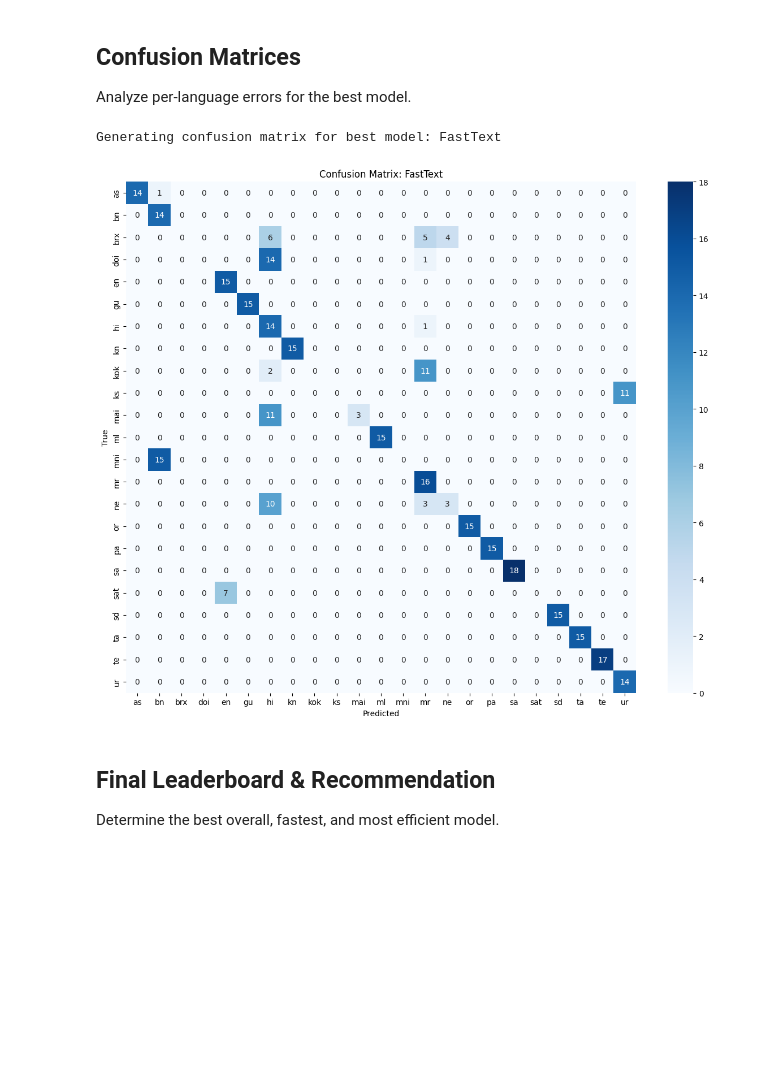
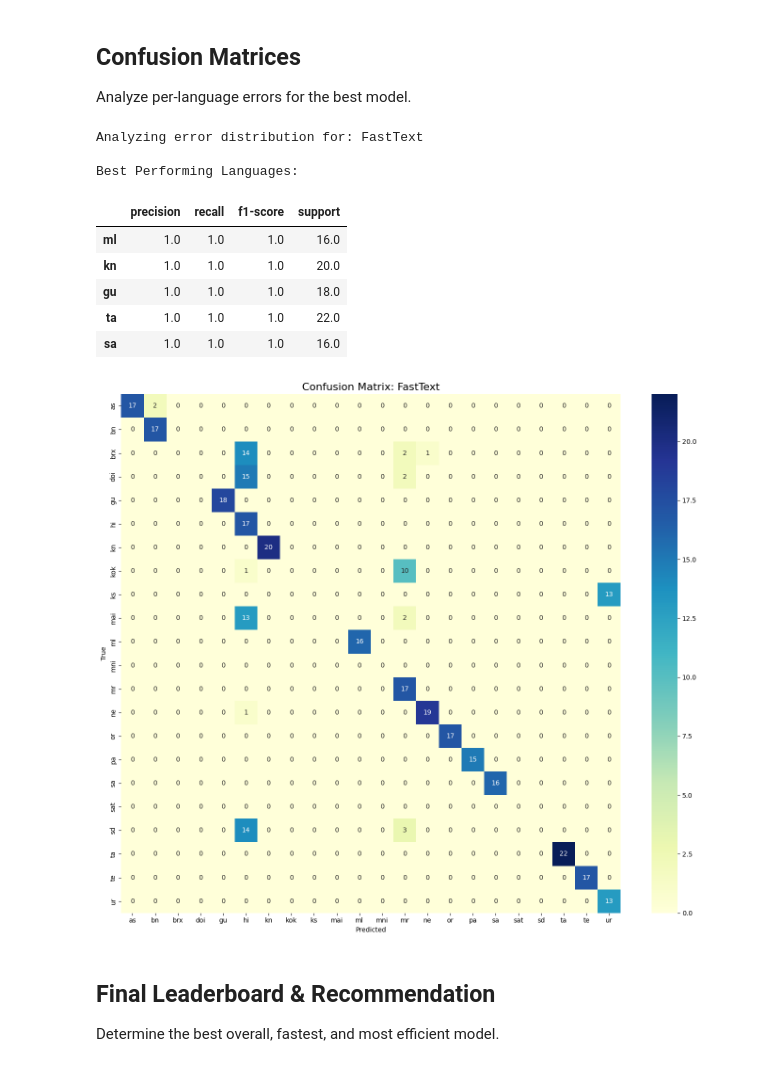
Before and after one commit to BISHAL17048/BenchMarking-for-the-Multilingual-Multimodal-Text-Summarizer, a Jupyter notebook: benchmark_language_detection.ipynb, the cells around one changed output. Drawn from its saved outputs; the diff is of its cells as text; code cells hidden in the pictures; blank space fills up the shorter version.

```diff
--- a/benchmark_language_detection.ipynb
+++ b/benchmark_language_detection.ipynb
@@ -477,6 +650,7 @@ Lingua uses n-gram profiles and is designed specifically for short texts and mix
 try:
     from lingua import Language, LanguageDetectorBuilder
 
+    print("Loading Lingua and benchmarking...")
     start_time = time.time()
     mem_before = memory_usage()
     # Initialize for all supported languages
@@ -491,12 +665,14 @@ try:
         # Lingua returns Enum like Language.ENGLISH. We need iso code.
         lang = res.iso_code_639_1.name.lower() if res else "unknown"
         preds.append(lang)
-    inf_time = (time.time() - inf_start) / len(test_texts)
+
+    total_inf_time = time.time() - inf_start
+    avg_inf_time = total_inf_time / len(test_texts)
 
     acc, f1 = evaluate_predictions(test_labels, preds, "Lingua")
-    tracker.add_result("Lingua", load_time, inf_time, acc, f1, mem_after - mem_before)
+    tracker.add_result("Lingua", load_time, avg_inf_time, acc, f1, max(0.1, mem_after - mem_before))
     tracker.predictions['Lingua'] = preds
-    print("Lingua Benchmarked successfully.")
+    print(f"Lingua finished. Avg Inference: {avg_inf_time*1000:.2f} ms/sample")
 except Exception as e:
     print(f"Lingua failed: {e}")
 # %% [output]
@@ -538,10 +722,10 @@ try:
     from langdetect import detect, DetectorFactory
     DetectorFactory.seed = Config.SEED
 
+    print("Benchmarking langdetect...")
     start_time = time.time()
     mem_before = memory_usage()
     load_time = time.time() - start_time
-    mem_after = memory_usage()
 
     inf_start = time.time()
     preds = []
@@ -551,12 +735,15 @@ try:
         except:
             lang = "unknown"
         preds.append(lang)
-    inf_time = (time.time() - inf_start) / len(test_texts)
+
+    total_inf_time = time.time() - inf_start
+    avg_inf_time = total_inf_time / len(test_texts)
+    mem_after = memory_usage()
 
     acc, f1 = evaluate_predictions(test_labels, preds, "langdetect")
-    tracker.add_result("langdetect", load_time, inf_time, acc, f1, max(0.1, mem_after - mem_before))
+    tracker.add_result("langdetect", load_time, avg_inf_time, acc, f1, max(0.1, mem_after - mem_before))
     tracker.predictions['langdetect'] = preds
-    print("langdetect Benchmarked successfully.")
+    print(f"langdetect finished. Avg Inference: {avg_inf_time*1000:.2f} ms/sample")
 except Exception as e:
     print(f"langdetect failed: {e}")
 # %% [output]
@@ -666,31 +846,42 @@ else:
 Analyze per-language errors for the best model.
 # %%
 if len(tracker.results) > 0:
-    # Find best model by F1
-    best_model_name = results_df.loc[results_df['F1_Score'].idxmax()]['Model']
-    print(f"Generating confusion matrix for best model: {best_model_name}")
+    # Find best model by Accuracy
+    best_model_name = results_df.loc[results_df['Accuracy'].idxmax()]['Model']
+    print(f"Analyzing error distribution for: {best_model_name}")
 
-    best_preds = tracker.predictions[best_model_name]
+    y_pred = tracker.predictions[best_model_name]
 
-    # Filter standard
-    mask = [l in Config.LANGUAGES.keys() for l in test_labels]
-    y_true_std = [y for y, m in zip(test_labels, mask) if m]
-    y_pred_std = [y for y, m in zip(best_preds, mask) if m]
+    # Detailed report
+    report = classification_report(test_labels, y_pred, output_dict=True, zero_division=0)
+    report_df = pd.DataFrame(report).transpose().sort_values(by='f1-score', ascending=False)
 
-    labels_present = sorted(list(set(y_true_std)))
-    cm = confusion_matrix(y_true_std, y_pred_std, labels=labels_present)
+    print("\nBest Performing Languages:")
+    display(report_df.head(5))
 
-    plt.figure(figsize=(12, 10))
-    sns.heatmap(cm, annot=True, fmt='d', cmap='Blues', xticklabels=labels_present, yticklabels=labels_present)
-    plt.title(f'Confusion Matrix: {best_model_name}')
+    # Confusion Matrix
+    labels_present = sorted(list(set(test_labels)))
+    cm = confusion_matrix(test_labels, y_pred, labels=labels_present)
+
+    plt.figure(figsize=(14, 12))
+    sns.heatmap(cm, annot=True, fmt='d', cmap='YlGnBu', xticklabels=labels_present, yticklabels=labels_present)
+    plt.title(f'Confusion Matrix: {best_model_name}', fontsize=16)
     plt.xlabel('Predicted')
     plt.ylabel('True')
     plt.tight_layout()
     plt.savefig(f"{Config.CHARTS_DIR}/confusion_matrix_{best_model_name}.png")
     plt.show()
 # %% [output]
-Generating confusion matrix for best model: FastText
+Analyzing error distribution for: FastText
+
+Best Performing Languages:
+|  | precision | recall | f1-score | support |
+| ml | 1.0 | 1.0 | 1.0 | 16.0 |
+| kn | 1.0 | 1.0 | 1.0 | 20.0 |
+| gu | 1.0 | 1.0 | 1.0 | 18.0 |
+| ta | 1.0 | 1.0 | 1.0 | 22.0 |
+| sa | 1.0 | 1.0 | 1.0 | 16.0 |
-[figure, old version]
+[figure, new version]
 # %% [markdown]
 ## Final Leaderboard & Recommendation
 Determine the best overall, fastest, and most efficient model.
```
Also changed, not shown: parts of 15 cells of this notebook.
